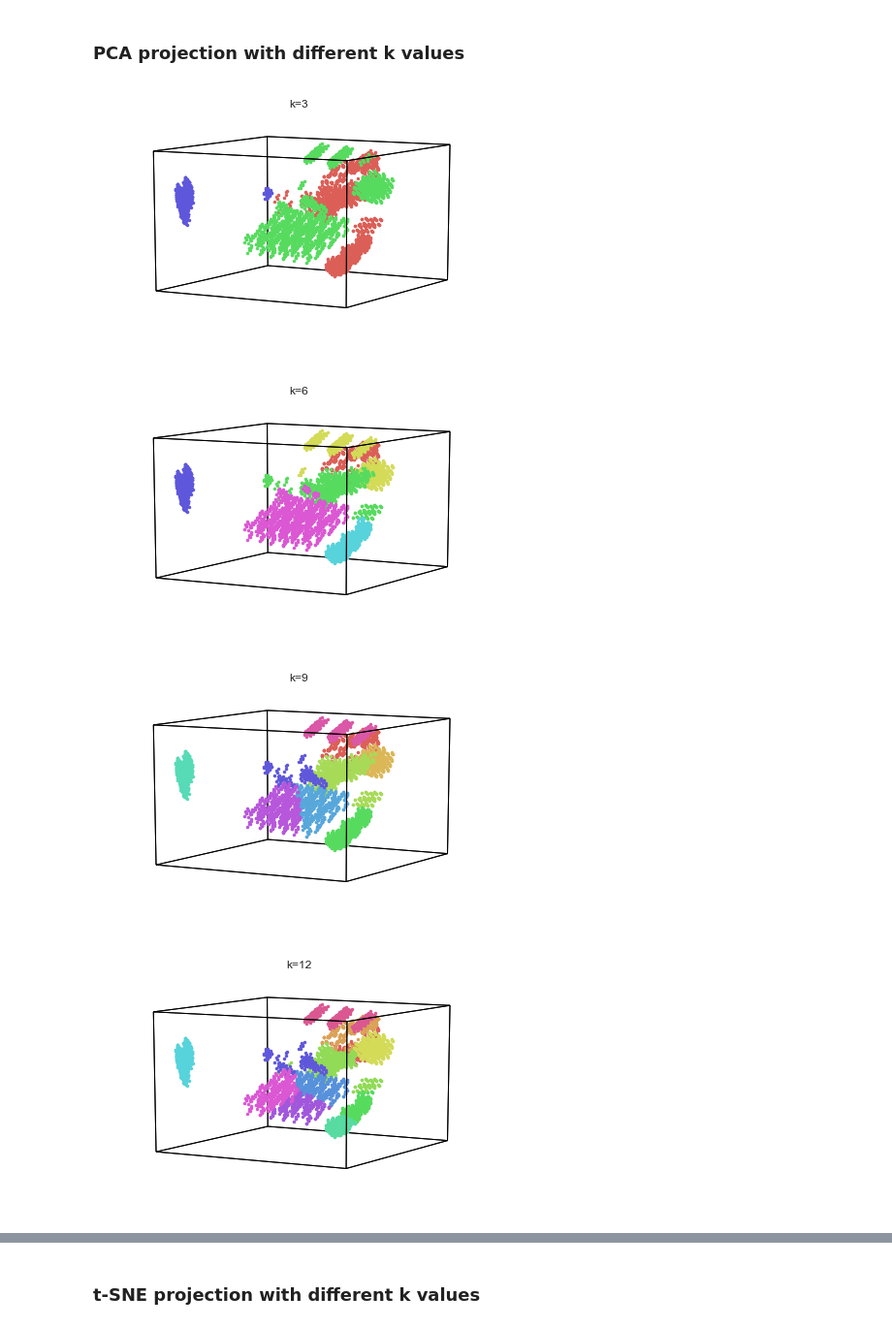
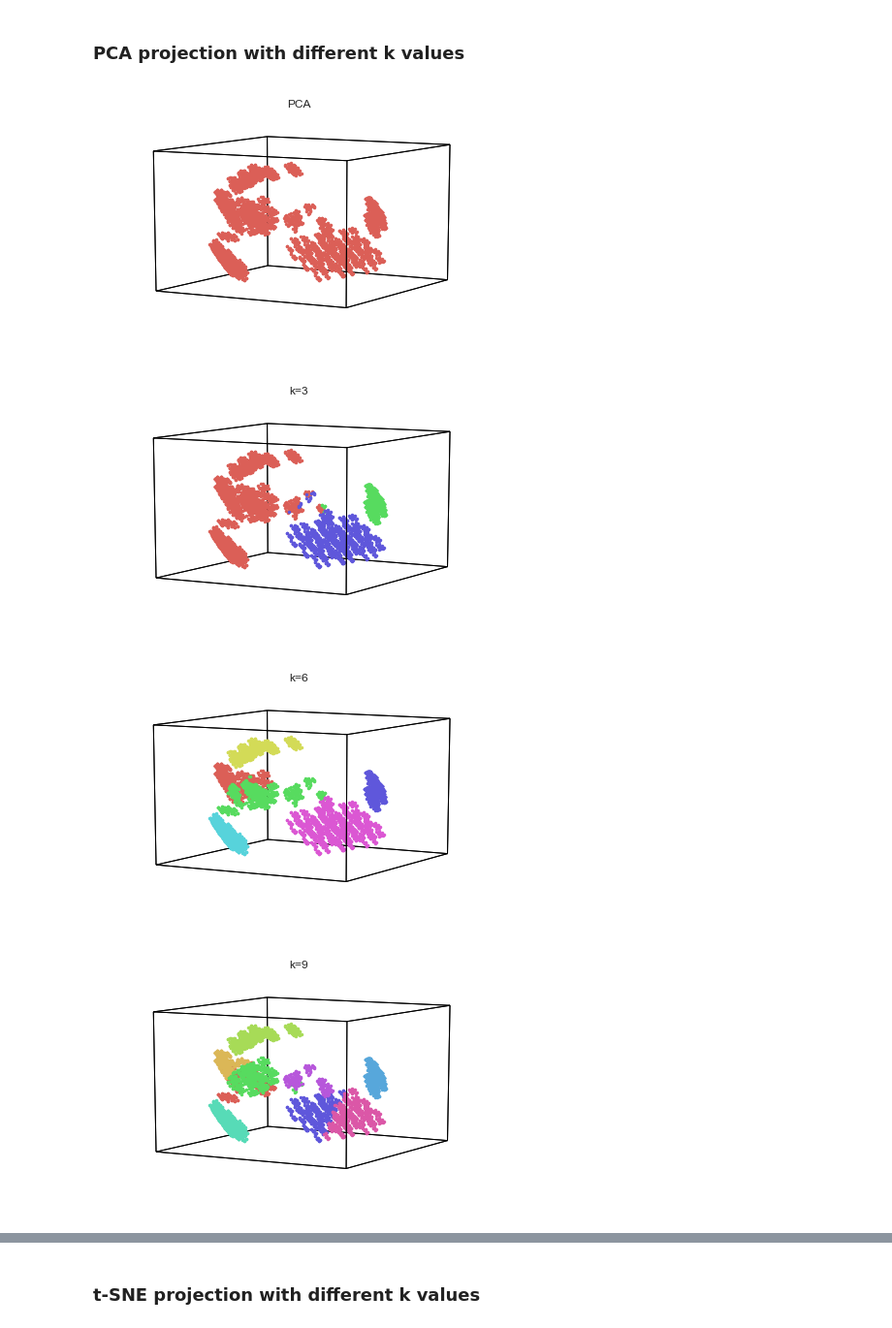
Before and after one commit to ContextLab/hypertools-paper-notebooks, a Jupyter notebook: mushrooms.ipynb, the cells around one changed output, grey strips where cells are left out. Shown at 97% size. Saved outputs shown, nothing was run; the diff lists cells and outputs as text; code cells hidden in the pictures.

```diff
--- a/mushrooms.ipynb
+++ b/mushrooms.ipynb
@@ -89,11 +84,12 @@ _ = hyp.plot(reduced_data_MDS3,'.', group=cluster_labels, title='MDS')
 # %% [markdown]
 ### PCA projection with different k values
 # %%
+geo = hyp.plot(data, '.', reduce='PCA', title='PCA')
 ks = [3,6,9,12,15]
 for k in ks:
-    hyp.plot(data, '.', n_clusters=k, title='k=' + str(k))
+    geo.plot(n_clusters=k, title='k=' + str(k))
 # %% [output]
-[figure, old version]
+[figure, new version]
-[figure, old version]
+[figure, new version]
-[figure, old version]
+[figure, new version]
-[figure, old version]
+[figure, new version]
```
Also changed, not shown: parts of 16 cells of this notebook, 3 other files.
